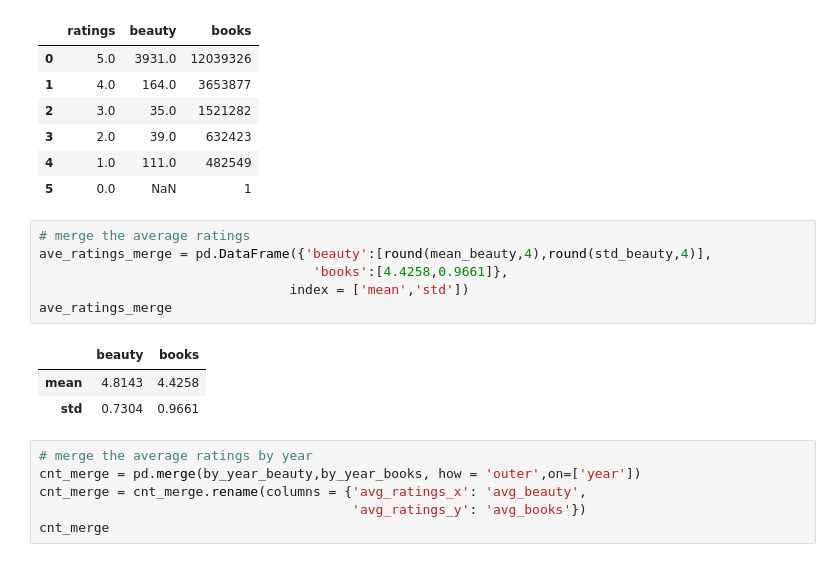
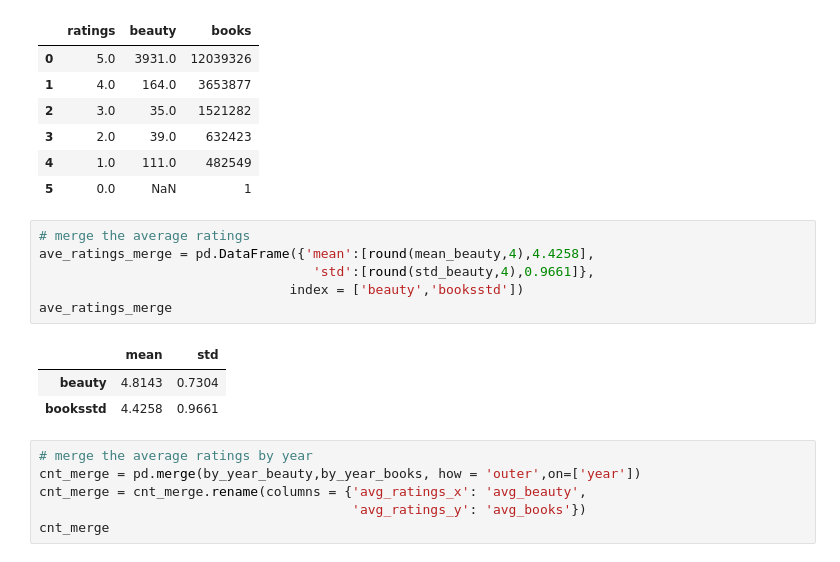
Before and after one commit to Nicole-LijuanChen/Patterns-in-Amazon-customer-ratings, a Jupyter notebook: data-cleaning.ipynb, the cells around one changed output. Saved outputs shown, nothing was run; the diff lists cells and outputs as text.

Commit message:
visualize the merged data

```diff
--- a/data-cleaning.ipynb
+++ b/data-cleaning.ipynb
@@ -453,14 +449,14 @@ cnt_merge
 | 5 | 0.0 | NaN | 1 |
 # %%
 # merge the average ratings
-ave_ratings_merge = pd.DataFrame({'beauty':[round(mean_beauty,4),round(std_beauty,4)],
-                                   'books':[4.4258,0.9661]},
-                                index = ['mean','std'])
+ave_ratings_merge = pd.DataFrame({'mean':[round(mean_beauty,4),4.4258],
+                                   'std':[round(std_beauty,4),0.9661]},
+                                index = ['beauty','booksstd'])
 ave_ratings_merge
 # %% [output]
-|  | beauty | books |
-| mean | 4.8143 | 4.4258 |
-| std | 0.7304 | 0.9661 |
+|  | mean | std |
+| beauty | 4.8143 | 0.7304 |
+| booksstd | 4.4258 | 0.9661 |
 # %%
 # merge the average ratings by year
 cnt_merge = pd.merge(by_year_beauty,by_year_books, how = 'outer',on=['year'])
```
Also changed, not shown: parts of 9 cells of this notebook.
